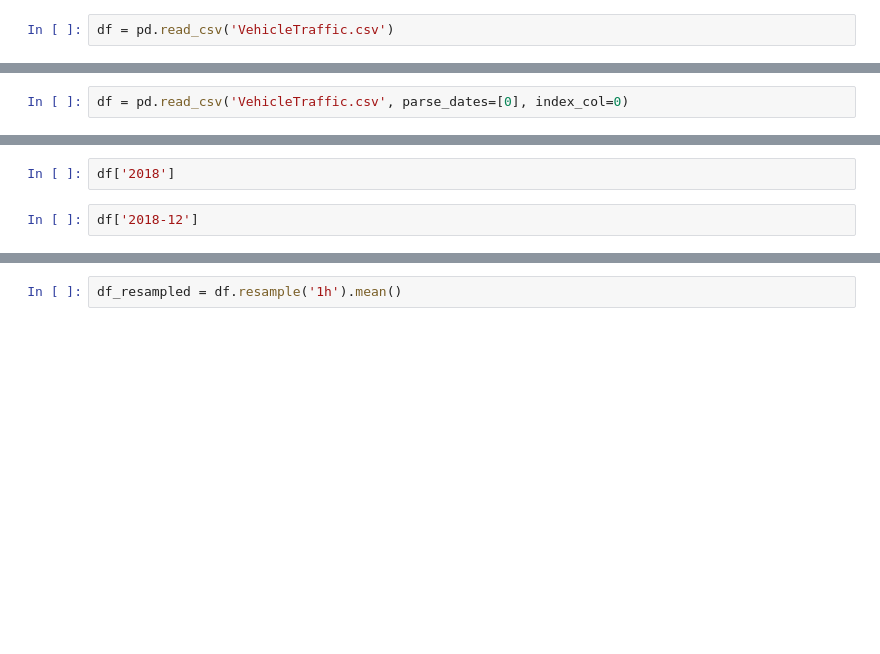
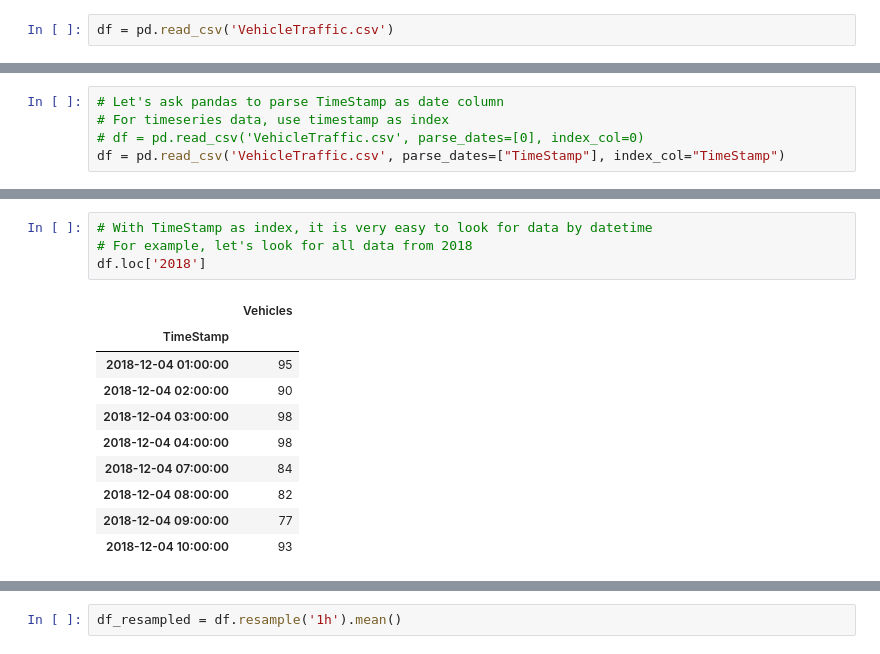
Before and after one commit to ChandraLingam/AmazonSageMakerCourse, a Jupyter notebook: DeepAR/MissingValue/Timeseries.ipynb, the cells around one changed output, grey strips where cells are left out. Saved outputs shown, nothing was run; the diff lists cells and outputs as text; blank space fills up the shorter version.

Commit message:
using loc for index lookup

```diff
--- a/DeepAR/MissingValue/Timeseries.ipynb
+++ b/DeepAR/MissingValue/Timeseries.ipynb
@@ -14,2 +33,7 @@ df = pd.read_csv('VehicleTraffic.csv')
+# %%
+# Let's ask pandas to parse TimeStamp as date column
+# For timeseries data, use timestamp as index
+# df = pd.read_csv('VehicleTraffic.csv', parse_dates=[0], index_col=0)
+df = pd.read_csv('VehicleTraffic.csv', parse_dates=["TimeStamp"], index_col="TimeStamp")
 # %%
 df
@@ -18,2 +50,0 @@ df.dtypes
-# %%
-df = pd.read_csv('VehicleTraffic.csv', parse_dates=[0], index_col=0)
@@ -26,4 +73,15 @@ df.index[:5]
-# %%
-df['2018']
-# %%
-df['2018-12']
+# %%
+# With TimeStamp as index, it is very easy to look for data by datetime
+# For example, let's look for all data from 2018
+df.loc['2018']
+# %% [output]
+|  | Vehicles |
+| TimeStamp |  |
+| 2018-12-04 01:00:00 | 95 |
+| 2018-12-04 02:00:00 | 90 |
+| 2018-12-04 03:00:00 | 98 |
+| 2018-12-04 04:00:00 | 98 |
+| 2018-12-04 07:00:00 | 84 |
+| 2018-12-04 08:00:00 | 82 |
+| 2018-12-04 09:00:00 | 77 |
+| 2018-12-04 10:00:00 | 93 |
```
Also changed, not shown: parts of 29 cells of this notebook, 1 other file.
